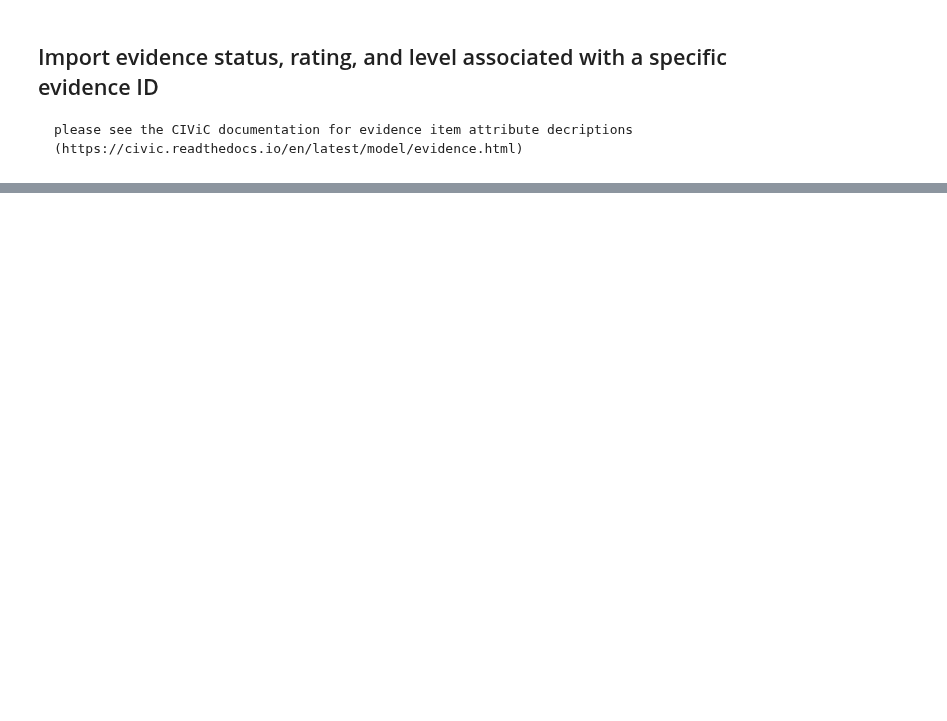
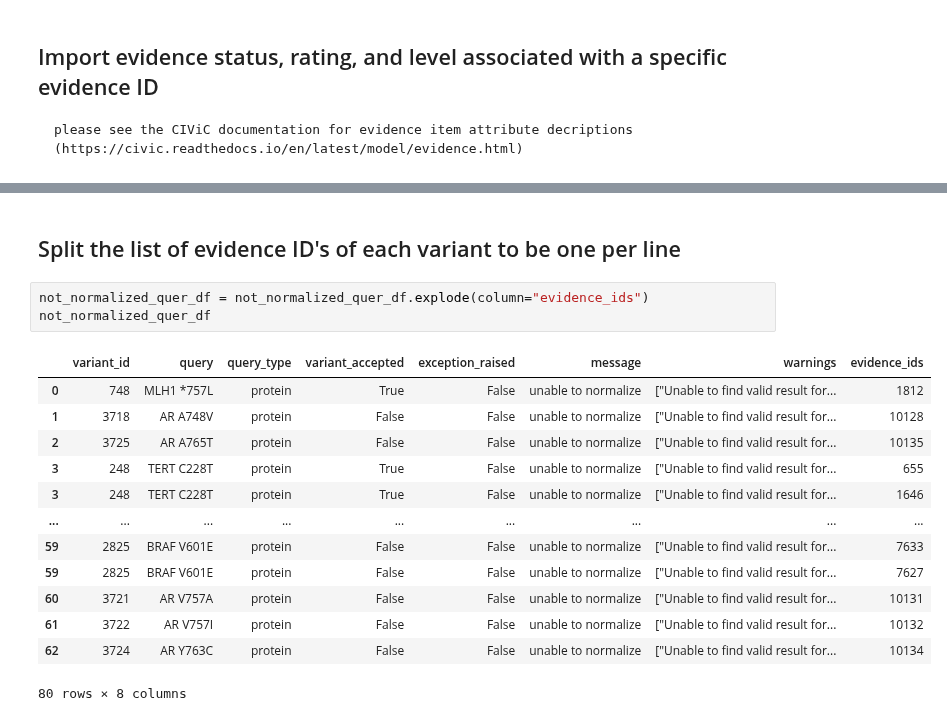
Before and after one commit to cancervariants/variation-normalization, a Jupyter notebook: notebooks/analysis/civic/civic_evidence_analysis.ipynb, the cells around one changed output, grey strips where cells are left out. Saved outputs shown, nothing was run; the diff lists cells and outputs as text; blank space fills up the shorter version.

```diff
--- a/notebooks/analysis/civic/civic_evidence_analysis.ipynb
+++ b/notebooks/analysis/civic/civic_evidence_analysis.ipynb
@@ -238,0 +242,19 @@ transcript_variant_non_supp_var_df = non_supp_var_df[non_supp_var_df.category ==
+# %% [markdown]
+## Split the list of evidence ID's of each variant to be one per line
+# %%
+not_normalized_quer_df = not_normalized_quer_df.explode(column="evidence_ids")
+not_normalized_quer_df
+# %% [output]
+|  | variant_id | query | query_type | variant_accepted | exception_raised | message | warnings | evidence_ids |
+| 0 | 748 | MLH1 *757L | protein | True | False | unable to normalize | ["Unable to find valid result for... | 1812 |
+| 1 | 3718 | AR A748V | protein | False | False | unable to normalize | ["Unable to find valid result for... | 10128 |
+| 2 | 3725 | AR A765T | protein | False | False | unable to normalize | ["Unable to find valid result for... | 10135 |
+| 3 | 248 | TERT C228T | protein | True | False | unable to normalize | ["Unable to find valid result for... | 655 |
+| 3 | 248 | TERT C228T | protein | True | False | unable to normalize | ["Unable to find valid result for... | 1646 |
+| ... | ... | ... | ... | ... | ... | ... | ... | ... |
+| 59 | 2825 | BRAF V601E | protein | False | False | unable to normalize | ["Unable to find valid result for... | 7633 |
+| 59 | 2825 | BRAF V601E | protein | False | False | unable to normalize | ["Unable to find valid result for... | 7627 |
+| 60 | 3721 | AR V757A | protein | False | False | unable to normalize | ["Unable to find valid result for... | 10131 |
+| 61 | 3722 | AR V757I | protein | False | False | unable to normalize | ["Unable to find valid result for... | 10132 |
+| 62 | 3724 | AR Y763C | protein | False | False | unable to normalize | ["Unable to find valid result for... | 10134 |
+80 rows × 8 columns
```
Also changed, not shown: parts of 186 cells of this notebook.
